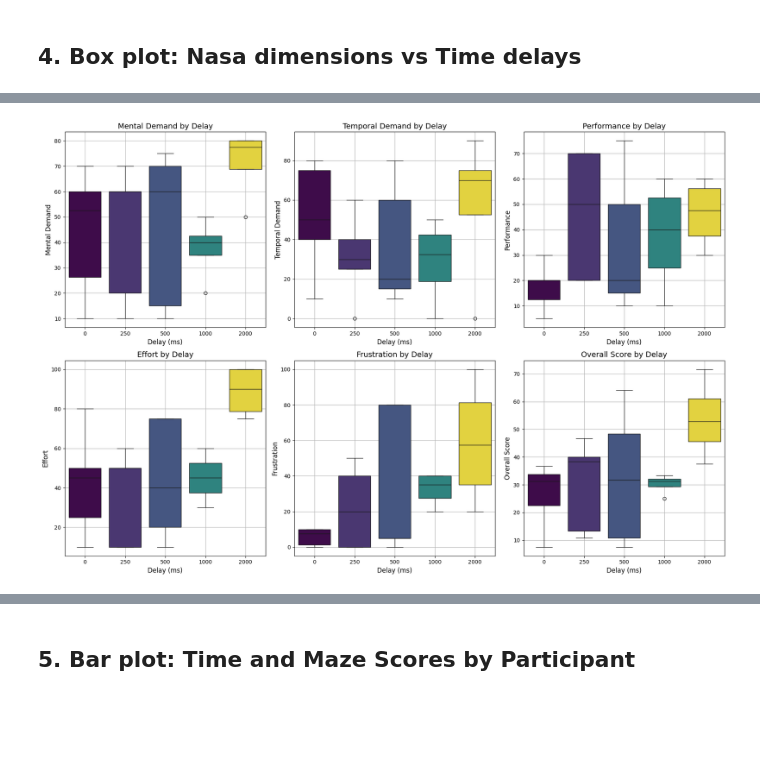
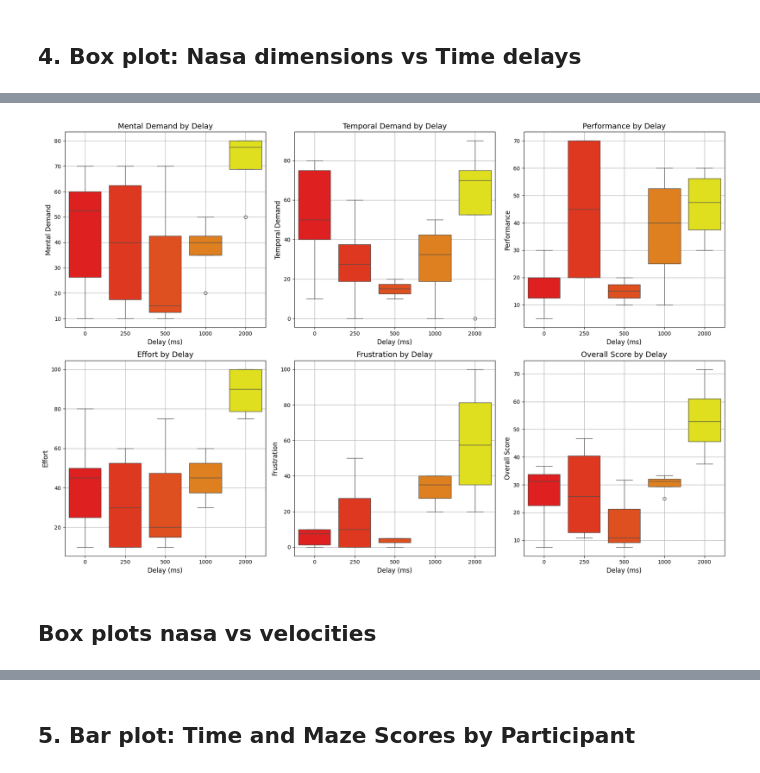
Before and after one commit to Raul-Villegas23/Thesis_python, a Jupyter notebook: experimental-analysis/bonus/bonus_analysis_notebook.ipynb, the cells around one changed output, grey strips where cells are left out. Drawn from its saved outputs; the diff is of its cells as text; code cells hidden in the pictures; blank space fills up the shorter version.

```diff
--- a/experimental-analysis/bonus/bonus_analysis_notebook.ipynb
+++ b/experimental-analysis/bonus/bonus_analysis_notebook.ipynb
@@ -23,9 +37,11 @@ data.head()
 # %% [markdown]
 ## 1. Descriptive Statistics
 # %%
+# Get rid of participant 7
+data = data[data['Participant'] != 7]
 # Display descriptive statistics
 print("Descriptive Statistics:")
 # Describe the data withouth Participant, Run, and Trial columns
-data.drop(columns=['Participant', 'Run', 'Delay(ms)', 'Velocity(m/s)']).describe().T
+data.drop(columns=['Run', 'Delay(ms)', 'Velocity(m/s)']).head(24)
 # %% [output]
 Descriptive Statistics:
@@ -181,29 +235,31 @@ Passing `palette` without assigning `hue` is deprecated and will be removed in v
 # %%
 # Let's analyze the NASA-TLX scores by delay using a box plot for each of the NASA-TLX workload dimensions
 # Create a function to plot a box plot for each NASA-TLX dimension
-def box_plot(ax, data, x, y, title, xlabel, ylabel, palette):
-    sns.boxplot(data=data, x=x, y=y, palette=palette, linewidth=1, ax=ax, legend=False, hue='Delay(ms)')
+def box_plot(ax, data, x, y, title, xlabel, ylabel, palette, hue):
+    sns.boxplot(data=data, x=x, y=y, palette=palette, linewidth=1, ax=ax, legend=False, hue=hue)
     ax.set_title(title, fontsize=14)
     ax.set_xlabel(xlabel, fontsize=12)
     ax.set_ylabel(ylabel, fontsize=12)
     ax.tick_params(axis='x', labelsize=10)
     ax.tick_params(axis='y', labelsize=10)
     ax.grid(True)
 
 # Create a figure with subplots (2 rows, 3 columns)
 fig, axes = plt.subplots(2, 3, figsize=(18, 12))  # Adjust the number of subplots
 
 # List of NASA-TLX dimensions to plot
 workload_dimensions = ['Mental Demand', 'Temporal Demand', 'Performance', 'Effort', 'Frustration', 'Overall Score']
 
 # Loop over each NASA-TLX dimension and create a subplot
 for i, dim in enumerate(workload_dimensions):
-    box_plot(axes[i//3, i%3], data, 'Delay(ms)', dim, f'{dim} by Delay', 'Delay (ms)', dim, palette="viridis")
+    box_plot(axes[i//3, i%3], data, 'Delay(ms)', dim, f'{dim} by Delay', 'Delay (ms)', dim, palette="autumn", hue="Delay(ms)")
 
 # Adjust the layout to prevent overlapping of plots
 plt.tight_layout()
 
 # Show the combined figure with subplots
 plt.show()
 # %% [output]
-[figure, old version]
+[figure, new version]
+# %% [markdown]
+## Box plots nasa vs velocities
```
Also changed, not shown: parts of 34 cells of this notebook, 15 other files.
